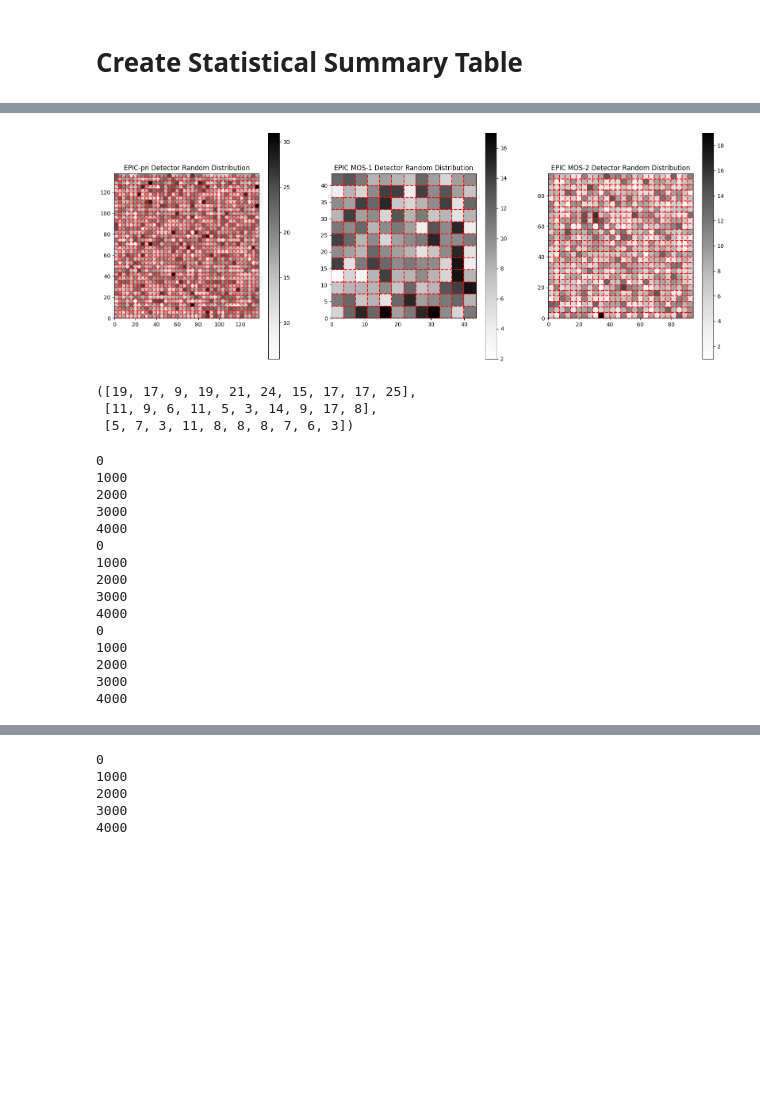
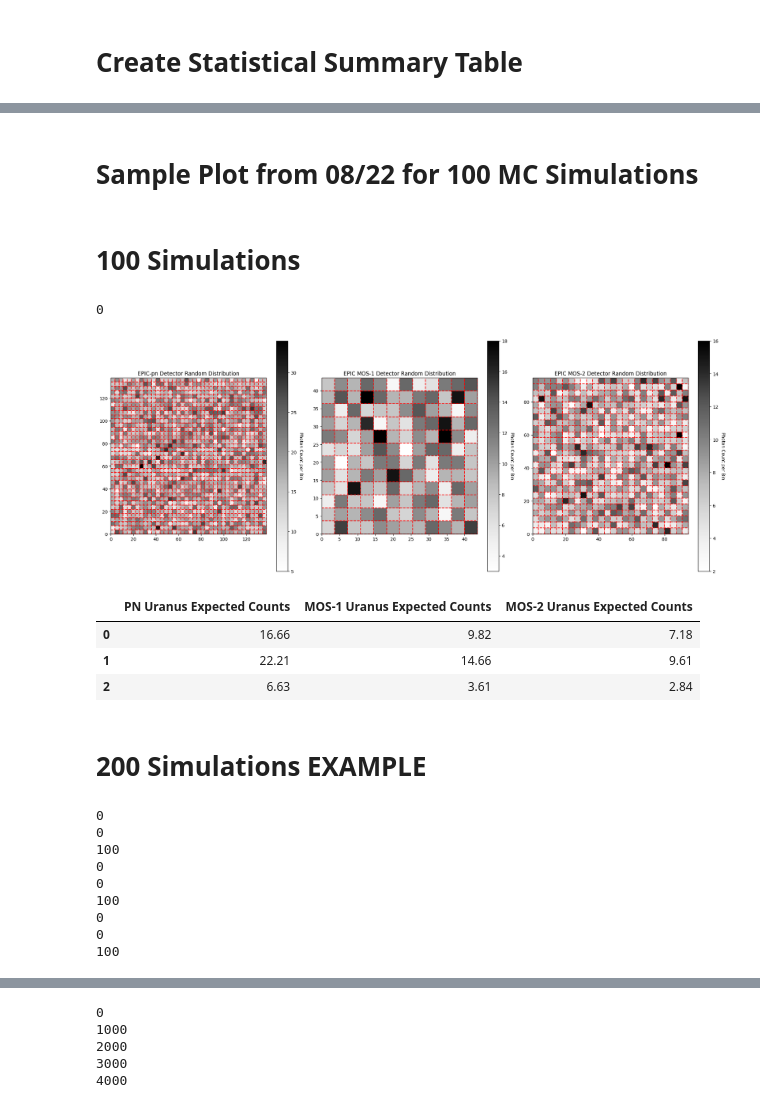
Before and after one commit to hannamag101/Adamski_Uranus_Updates_2024, a Jupyter notebook: uranus_monte_carlo.ipynb, the cells around one changed output, grey strips where cells are left out. Cells and saved outputs as stored; diff of their text form; code cells hidden in the pictures; blank space fills up the shorter version.

Commit message:
Final adjustments to uranus

```diff
--- a/uranus_monte_carlo.ipynb
+++ b/uranus_monte_carlo.ipynb
@@ -619,28 +475,39 @@ def monte_carlo(df, n_simulations = int(1e5), ind = 0, plot_ex = False):
+# %% [markdown]
+# Sample Plot from 08/22 for 100 MC Simulations
+# %% [markdown]
+# 100 Simulations
 # %%
-monte_carlo(df, n_simulations= 10, ind = 0, plot_ex=True)
+pn_0, mos1_0, mos2_0 = monte_carlo(df, n_simulations=int(100), ind=0, plot_ex=True)
 # %% [output]
+0
-[figure, old version]
+[figure, new version]
-([19, 17, 9, 19, 21, 24, 15, 17, 17, 25],
- [11, 9, 6, 11, 5, 3, 14, 9, 17, 8],
- [5, 7, 3, 11, 8, 8, 8, 7, 6, 3])
+# %%
+# Append to df - expected counts if random, uniform scattering - 100 SIMULATIONS
+row1 = [np.mean(npn_0), np.mean(nmos1_0), np.mean(nmos2_0)]
+row2 = [np.mean(npn_1), np.mean(nmos1_1), np.mean(nmos2_1)]
+row3 = [np.mean(npn_2), np.mean(nmos1_2), np.mean(nmos2_2)]
+
+df_exp = pd.DataFrame([row1, row2, row3], columns = ['PN Uranus Expected Counts', 'MOS-1 Uranus Expected Counts', 'MOS-2 Uranus Expected Counts'])
+df_exp
+# %% [output]
+|  | PN Uranus Expected Counts | MOS-1 Uranus Expected Counts | MOS-2 Uranus Expected Counts |
+| 0 | 16.66 | 9.82 | 7.18 |
+| 1 | 22.21 | 14.66 | 9.61 |
+| 2 | 6.63 | 3.61 | 2.84 |
+# %% [markdown]
+# 200 Simulations EXAMPLE
 # %%
 # Uranus+FoV
-npn_0, nmos1_0, nmos2_0 = monte_carlo(df, n_simulations=int(5000), ind = 0, plot_ex =False)
-npn_1, nmos1_1, nmos2_1 = monte_carlo(df, n_simulations=int(5000), ind = 1, plot_ex =False)
-npn_2, nmos1_2, nmos2_2 = monte_carlo(df, n_simulations=int(5000), ind = 2, plot_ex =False)
+npn_0, nmos1_0, nmos2_0 = monte_carlo(df, n_simulations=int(200), ind = 0, plot_ex =False)
+npn_1, nmos1_1, nmos2_1 = monte_carlo(df, n_simulations=int(200), ind = 1, plot_ex =False)
+npn_2, nmos1_2, nmos2_2 = monte_carlo(df, n_simulations=int(200), ind = 2, plot_ex =False)
 # %% [output]
 0
-1000
-2000
-3000
-4000
 0
-1000
-2000
-3000
-4000
+100
 0
-1000
-2000
-3000
-4000
+0
+100
+0
+0
+100
```
Also changed, not shown: parts of 21 cells of this notebook.
